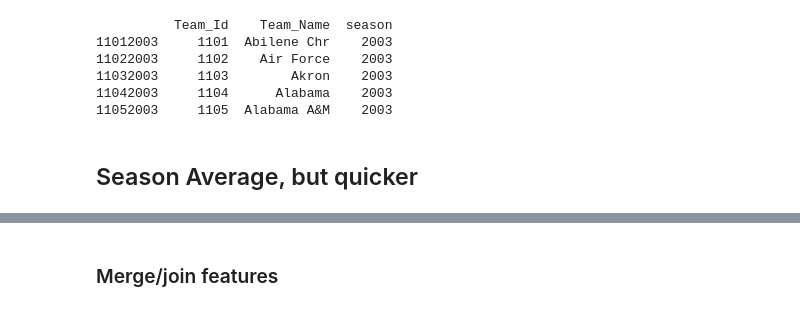
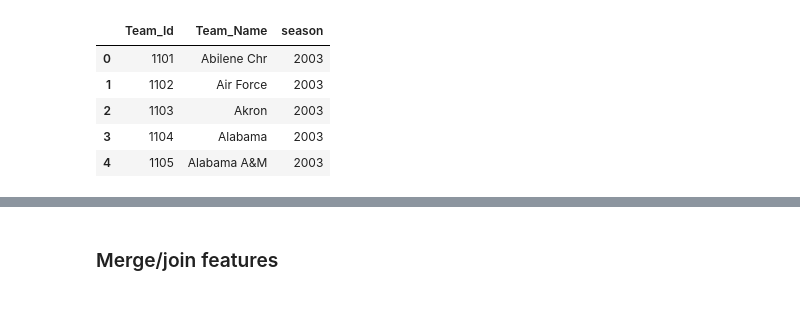
Before and after one commit to rocconnick/march_madness, a Jupyter notebook: presentation.ipynb, the cells around one changed output, grey strips where cells are left out. Cells and saved outputs as stored; diff of their text form; code cells hidden in the pictures.

Commit message:
All slides laid out.  Still need details on last few.

```diff
--- a/presentation.ipynb
+++ b/presentation.ipynb
@@ -21,18 +82,23 @@ Index([u'Season', u'Daynum', u'Wteam', u'Wscore', u'Lteam', u'Lscore', u'Wloc',
 # %%
+import pandas
+
+df_teams = pandas.read_csv('Teams.csv')
+df_regular_season = pandas.read_csv('RegularSeasonDetailedResults.csv')
+
+
 frames = []
 for season in df_regular_season.Season.unique():
     team_season = df_teams.copy()
     team_season['season'] = season
-    team_season.index = team_season.Team_Id.apply(str) + team_season.season.apply(str)
     frames.append(team_season)
 
 df_team_seasons = pandas.concat(frames)
 
-print df_team_seasons.head()
+df_team_seasons.head()
 # %% [output]
-          Team_Id    Team_Name  season
-11012003     1101  Abilene Chr    2003
-11022003     1102    Air Force    2003
-11032003     1103        Akron    2003
-11042003     1104      Alabama    2003
-11052003     1105  Alabama A&M    2003
+|  | Team_Id | Team_Name | season |
+| 0 | 1101 | Abilene Chr | 2003 |
+| 1 | 1102 | Air Force | 2003 |
+| 2 | 1103 | Akron | 2003 |
+| 3 | 1104 | Alabama | 2003 |
+| 4 | 1105 | Alabama A&M | 2003 |
@@ -64,3 +139 @@ for index, row in df_team_seasons.iterrows():
 season_averages = pandas.concat(season_averages).dropna()
-# %% [markdown]
-## Season Average, but quicker
```
Also changed, not shown: parts of 43 cells of this notebook.
